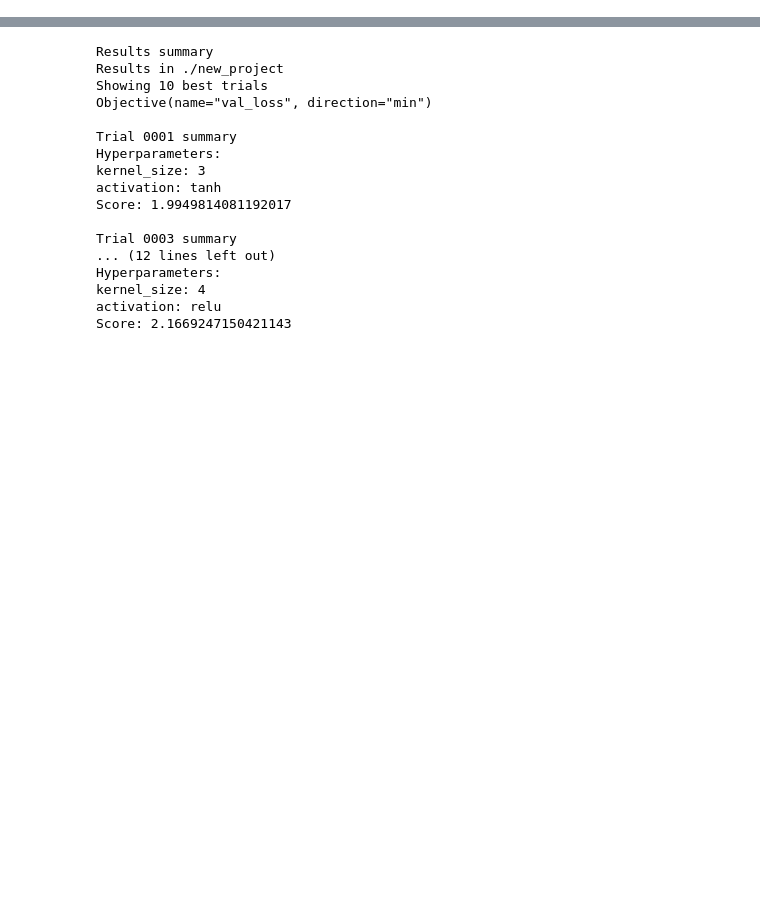
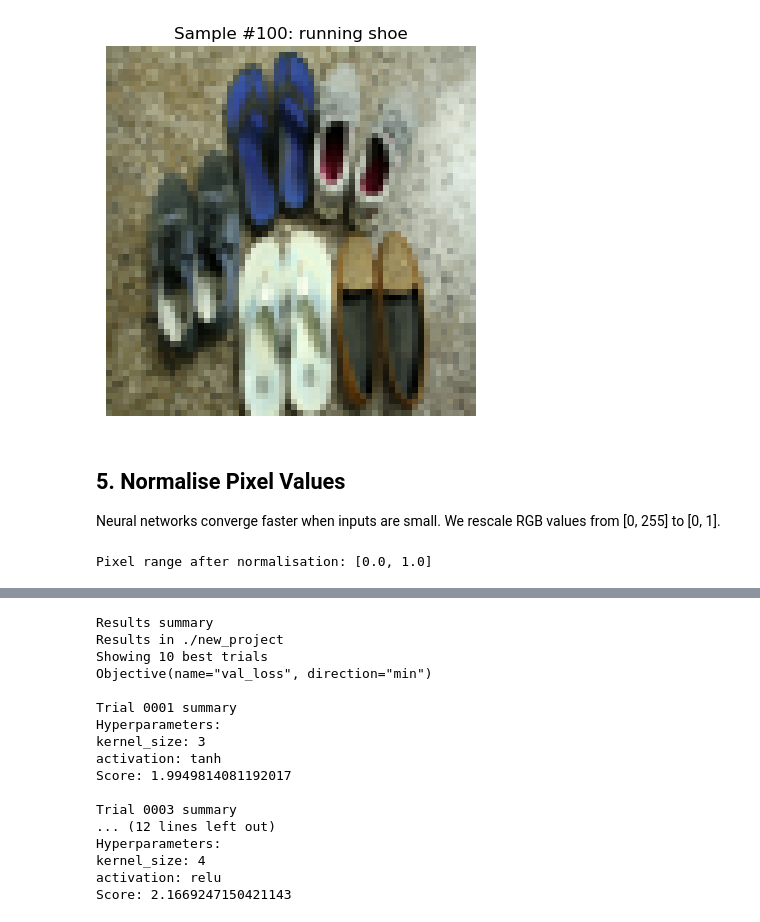
Before and after one commit to UCL-ARC/2026-05-26-UCL-deeplearning-python, a Jupyter notebook: code/4-advanced-layer-types.ipynb, the cells around one changed output, grey strips where cells are left out. Drawn from its saved outputs; the diff is of its cells as text; code cells hidden in the pictures; blank space fills up the shorter version.

```diff
--- a/code/4-advanced-layer-types.ipynb
+++ b/code/4-advanced-layer-types.ipynb
@@ -587,0 +128,21 @@ Training completed in 394.99 seconds or 6.58 minutes
+# %%
+# Inspect a sample image (change SAMPLE_IDX to view a different one)
+SAMPLE_IDX = 100
+label_name = LABEL_TO_CATEGORY[train_labels[SAMPLE_IDX]]
+
+plt.imshow(train_images[SAMPLE_IDX])
+plt.title(f"Sample #{SAMPLE_IDX}: {label_name}")
+plt.axis('off')
+plt.show()
+# %% [output]
+[figure, added]
+# %% [markdown]
+## 5. Normalise Pixel Values
+
+Neural networks converge faster when inputs are small. We rescale RGB values from [0, 255] to [0, 1].
+# %%
+train_images = train_images / 255.0
+val_images   = val_images   / 255.0
+print(f"Pixel range after normalisation: [{train_images.min():.1f}, {train_images.max():.1f}]")
+# %% [output]
+Pixel range after normalisation: [0.0, 1.0]
```
Also changed, not shown: parts of 76 cells of this notebook, 4 other files.
